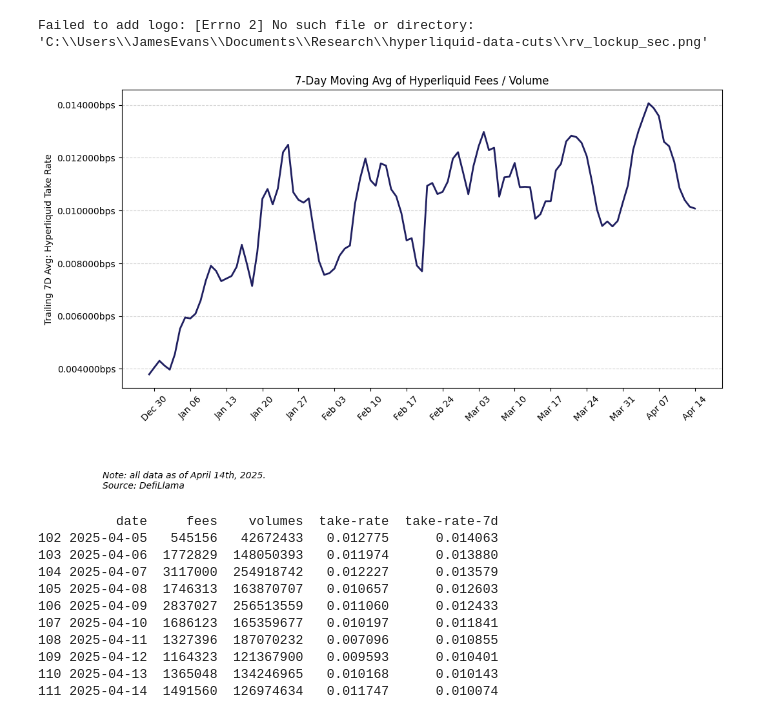
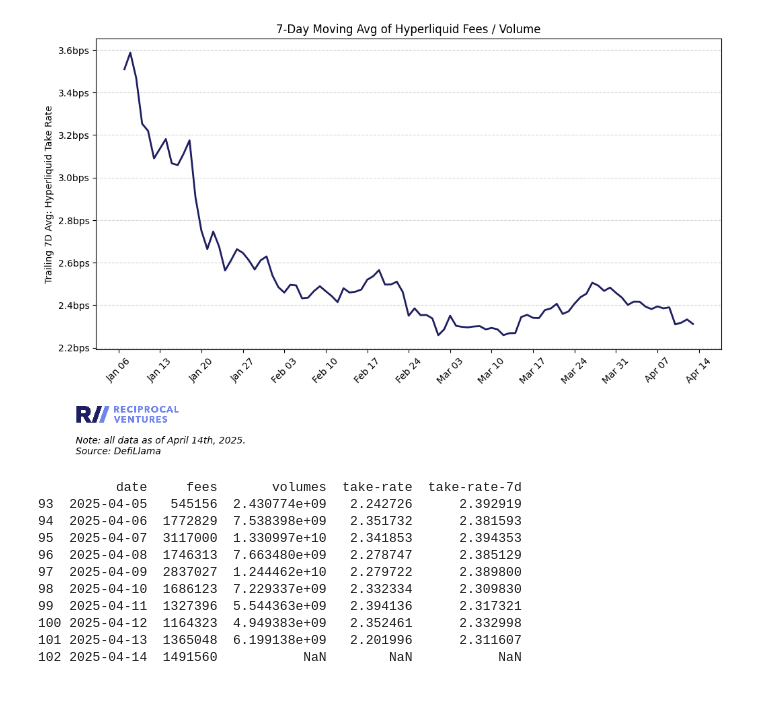
Before and after one commit to jimboevans/hyperliquid-data-cuts, a Jupyter notebook: analysis.ipynb, the cells around one changed output. Drawn from its saved outputs; the diff is of its cells as text; code cells hidden in the pictures.

Commit message:
update take rate analysis

```diff
--- a/analysis.ipynb
+++ b/analysis.ipynb
@@ -100,17 +99,14 @@ fee_df = pd.DataFrame(fee_data["totalDataChart"], columns=["timestamp", "fees"])
 fee_df["date"] = pd.to_datetime(fee_df["timestamp"], unit="s")
 fee_df = fee_df[["date", "fees"]]
 
-# Load Hyperliquid volume  data
-with open("raw-data/defillama_hyperliquid-volumes.json", "r") as f:
-    volume_data = json.load(f)
-
-volume_df = pd.DataFrame(volume_data["totalDataChart"], columns=["timestamp", "volumes"])
-volume_df["date"] = pd.to_datetime(volume_df["timestamp"], unit="s")
-volume_df = volume_df[["date", "volumes"]]
+# Load Hyperliquid volume data
+volume_df = pd.read_csv('raw-data/artemis_perps-trading-volume.csv')
+volume_df['Date'] = pd.to_datetime(volume_df['Date'], format='%d-%b-%y')
+volume_df.rename(columns={'Date': 'date', 'Hyperliquid': 'volumes'}, inplace=True)
 
 # Merge datasets
 df = pd.merge(volume_df, fee_df, on="date", how="inner")
-df["take-rate"] = df["fees"] / df["volumes"]
+df["take-rate"] = df["fees"] / df["volumes"] * 10000 # Convert to BPS
 
 # Calculate trailing 7-day average
 df["take-rate-7d"] = df["take-rate"].rolling(window=7).mean()
@@ -119,44 +115,43 @@ df["take-rate-7d"] = df["take-rate"].rolling(window=7).mean()
 fig, ax = plt.subplots(figsize=(12, 6))
 ax.plot(df["date"], df["take-rate-7d"], color="#1f1f60", linewidth=2, label="7D Avg")
 
 # X-axis formatting for weekly ticks
 ax.xaxis.set_major_locator(mdates.WeekdayLocator(byweekday=MO, interval=1))
 ax.xaxis.set_major_formatter(mdates.DateFormatter('%b %d'))
 
 
 # Y-axis formatting
 ax.set_ylabel("Trailing 7D Avg: Hyperliquid Take Rate")
 ax.set_title("7-Day Moving Avg of Hyperliquid Fees / Volume")
-ax.yaxis.set_major_formatter(mtick.FuncFormatter(lambda x, _: f'{x:f}bps'))
+ax.yaxis.set_major_formatter(mtick.FuncFormatter(lambda x, _: f'{x:.1f}bps'))
 
 # X-axis formatting: show ticks weekly, on Mondays
 ax.xaxis.set_major_locator(mdates.WeekdayLocator(byweekday=mdates.MO, interval=1))
 ax.xaxis.set_major_formatter(mdates.DateFormatter('%b %d'))
 plt.xticks(rotation=45)
 
 plt.grid(axis='y', linestyle='--', alpha=0.5)
 add_logo(ax, position=(0.05, -0.21))
 plt.figtext(0.1, -0.15, f"Note: all data as of {date}.\nSource: DefiLlama", ha='left', fontsize=10, style='italic')
 
 # Save plot
 if not os.path.exists("plots"):
     os.makedirs("plots")
 plt.savefig("plots/take-rate_7d_avg.png", dpi=300, bbox_inches='tight')
 plt.show()
 
 # Print sample of the dataset with 7D average
 print(df[["date", "fees", "volumes", "take-rate", "take-rate-7d"]].tail(10))
 # %% [output]
+[figure, new version]
-Failed to add logo: [Errno 2] No such file or directory: 'C:\\Users\\JamesEvans\\Documents\\Research\\hyperliquid-data-cuts\\rv_lockup_sec.png'
+          date     fees       volumes  take-rate  take-rate-7d
+93  2025-04-05   545156  2.430774e+09   2.242726      2.392919
+94  2025-04-06  1772829  7.538398e+09   2.351732      2.381593
+95  2025-04-07  3117000  1.330997e+10   2.341853      2.394353
+96  2025-04-08  1746313  7.663480e+09   2.278747      2.385129
+97  2025-04-09  2837027  1.244462e+10   2.279722      2.389800
+98  2025-04-10  1686123  7.229337e+09   2.332334      2.309830
+99  2025-04-11  1327396  5.544363e+09   2.394136      2.317321
+100 2025-04-12  1164323  4.949383e+09   2.352461      2.332998
+101 2025-04-13  1365048  6.199138e+09   2.201996      2.311607
+102 2025-04-14  1491560           NaN        NaN           NaN
-[figure, old version]
-          date     fees    volumes  take-rate  take-rate-7d
-102 2025-04-05   545156   42672433   0.012775      0.014063
-103 2025-04-06  1772829  148050393   0.011974      0.013880
-104 2025-04-07  3117000  254918742   0.012227      0.013579
-105 2025-04-08  1746313  163870707   0.010657      0.012603
-106 2025-04-09  2837027  256513559   0.011060      0.012433
-107 2025-04-10  1686123  165359677   0.010197      0.011841
-108 2025-04-11  1327396  187070232   0.007096      0.010855
-109 2025-04-12  1164323  121367900   0.009593      0.010401
-110 2025-04-13  1365048  134246965   0.010168      0.010143
-111 2025-04-14  1491560  126974634   0.011747      0.010074
```
Also changed, not shown: parts of 1 cell of this notebook, 8 other files.
